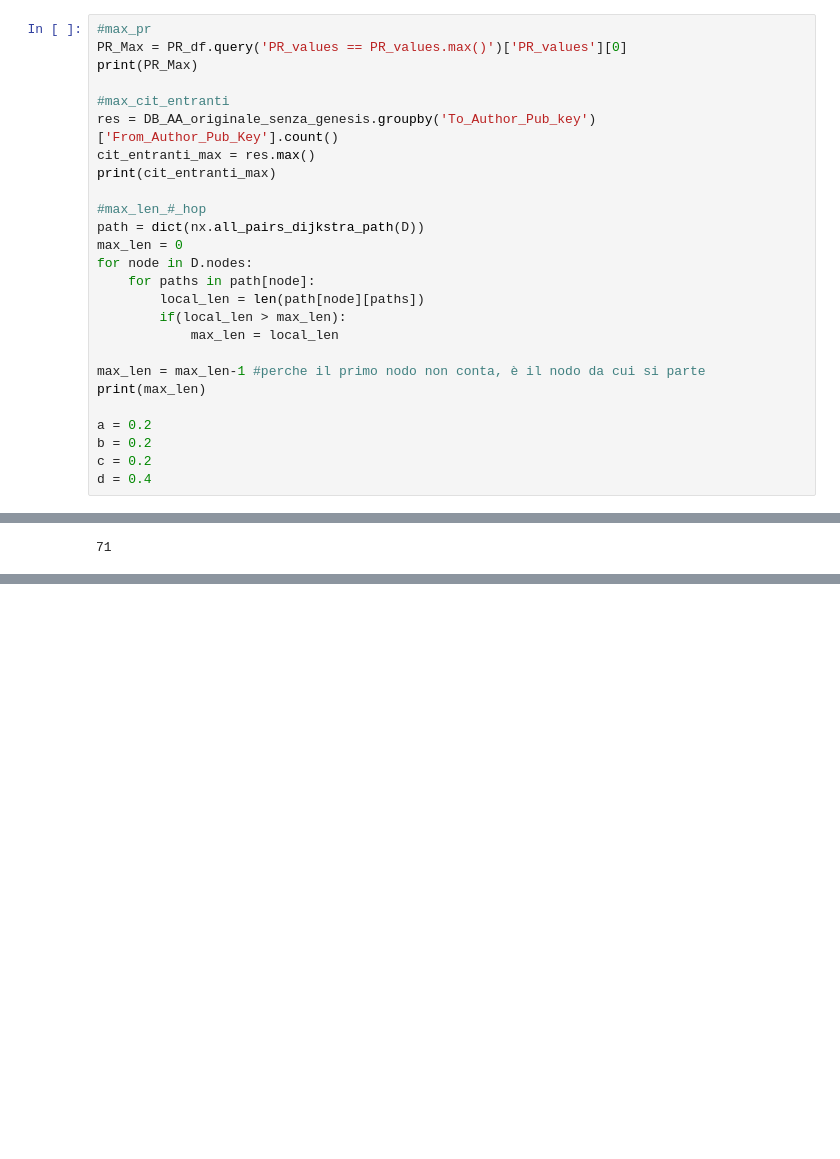
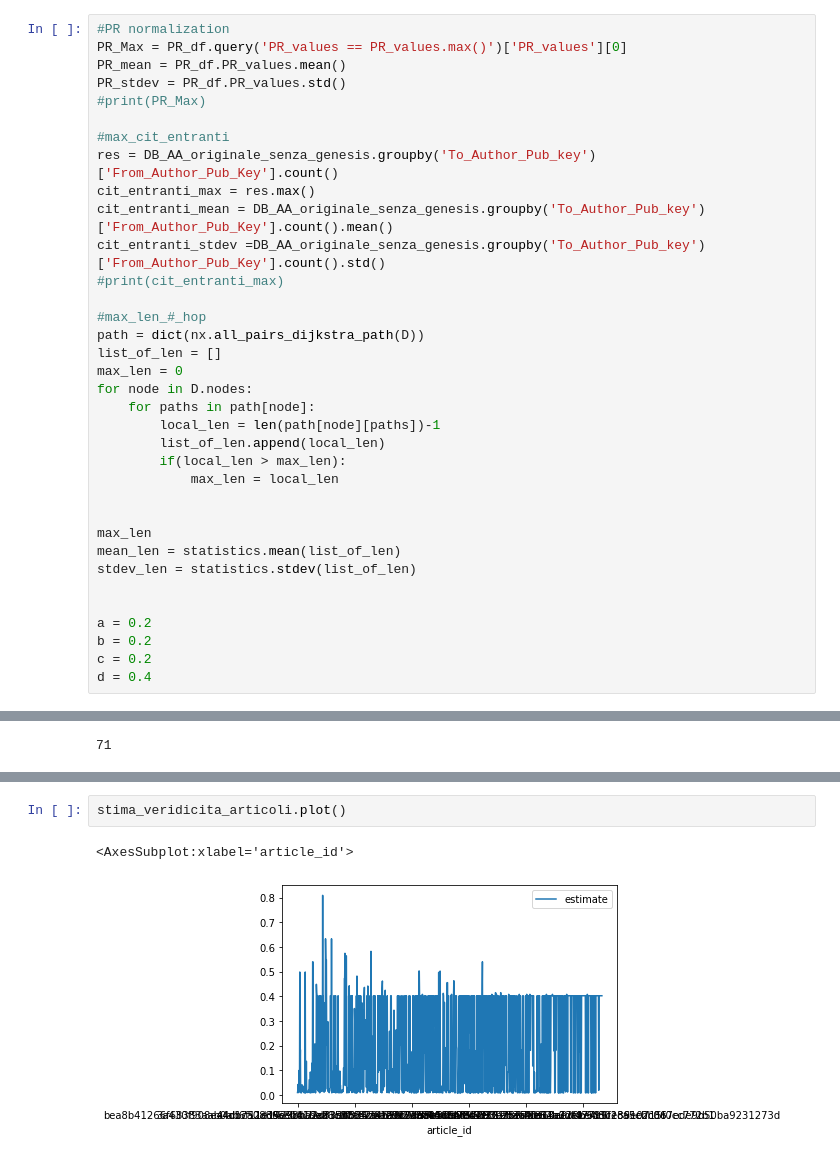
Before and after one commit to matteo-Donofrio-unipi/Master_Degree_Thesis, a Jupyter notebook: CALCOLO FORMULA FINALE/Final Formula .ipynb, the cells around one changed output, grey strips where cells are left out. Saved outputs shown, nothing was run; the diff lists cells and outputs as text; blank space fills up the shorter version.

```diff
--- a/CALCOLO FORMULA FINALE/Final Formula .ipynb
+++ b/CALCOLO FORMULA FINALE/Final Formula .ipynb
@@ -247,26 +248,35 @@ stima_veridicita_articoli
 # %% [markdown]
 a[PR(auth_i)/PR_Max] + b[#cit_entranti_i/#cit_entranti_Max] + c[AVG(PR_auth_citano_i)/PR_Max] + d[Communities value]
 # %%
-#max_pr
+#PR normalization
 PR_Max = PR_df.query('PR_values == PR_values.max()')['PR_values'][0]
-print(PR_Max)
+PR_mean = PR_df.PR_values.mean()
+PR_stdev = PR_df.PR_values.std()
+#print(PR_Max)
 
 #max_cit_entranti
 res = DB_AA_originale_senza_genesis.groupby('To_Author_Pub_key')['From_Author_Pub_Key'].count()
 cit_entranti_max = res.max()
-print(cit_entranti_max)
+cit_entranti_mean = DB_AA_originale_senza_genesis.groupby('To_Author_Pub_key')['From_Author_Pub_Key'].count().mean()
+cit_entranti_stdev =DB_AA_originale_senza_genesis.groupby('To_Author_Pub_key')['From_Author_Pub_Key'].count().std()
+#print(cit_entranti_max)
 
 #max_len_#_hop
 path = dict(nx.all_pairs_dijkstra_path(D))
+list_of_len = []
 max_len = 0
 for node in D.nodes:
     for paths in path[node]:
-        local_len = len(path[node][paths])
+        local_len = len(path[node][paths])-1
+        list_of_len.append(local_len)
         if(local_len > max_len):
             max_len = local_len
 
-max_len = max_len-1 #perche il primo nodo non conta, è il nodo da cui si parte
-print(max_len)
+
+max_len
+mean_len = statistics.mean(list_of_len)
+stdev_len = statistics.stdev(list_of_len)
+
 
 a = 0.2
 b = 0.2
@@ -334,0 +362,5 @@ for m in msg_DB:
+# %%
+stima_veridicita_articoli.plot()
+# %% [output]
+<AxesSubplot:xlabel='article_id'>
+[figure, added]
```
Also changed, not shown: parts of 24 cells of this notebook.
